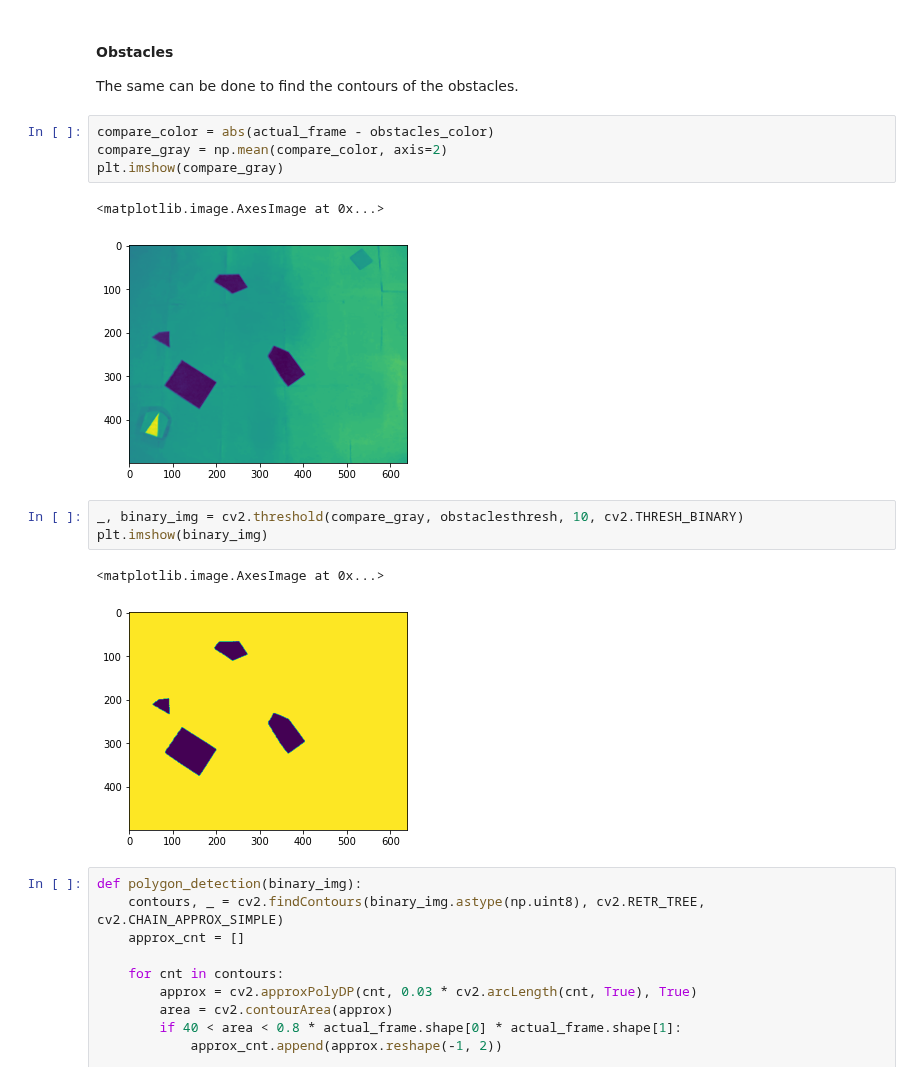
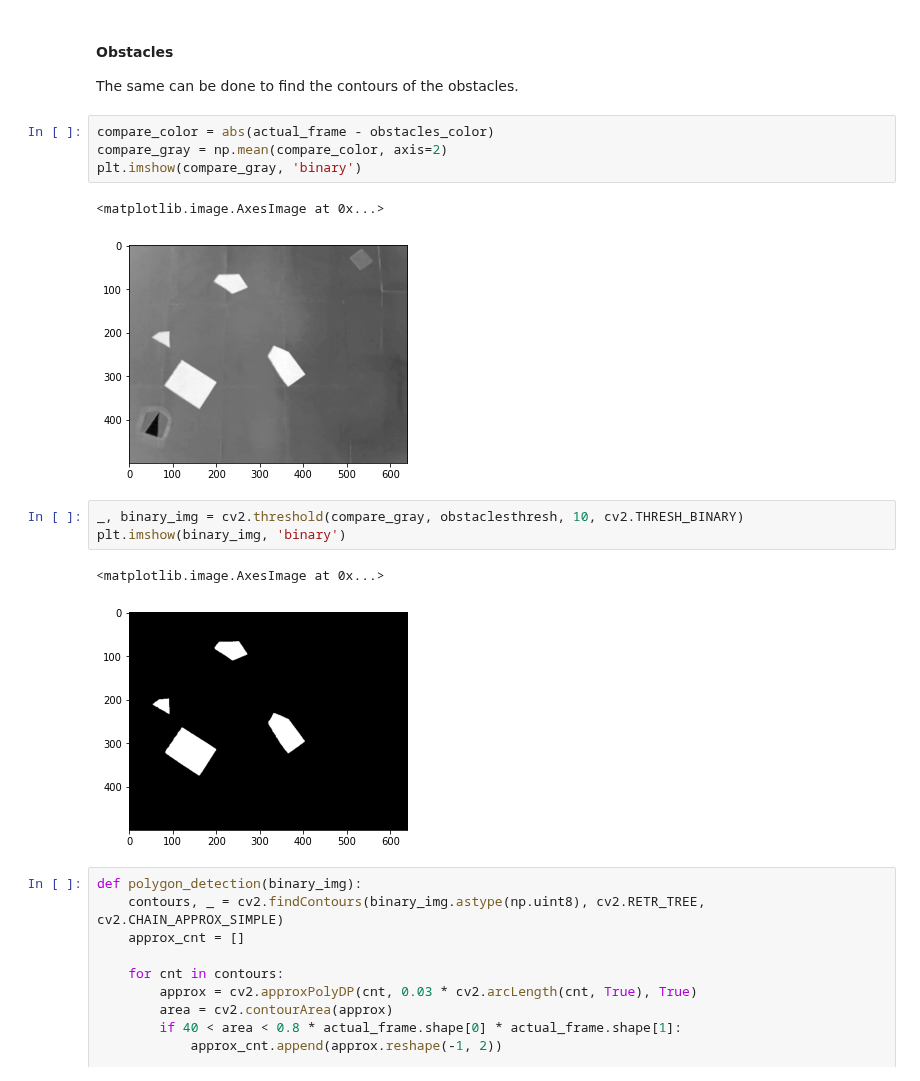
Before and after one commit to tgieruc/BOMR_2021, a Jupyter notebook: temp_vision.ipynb, the cells around one changed output. Cells and saved outputs as stored; diff of their text form.

```diff
--- a/temp_vision.ipynb
+++ b/temp_vision.ipynb
@@ -100,16 +98,16 @@ The same can be done to find the contours of the obstacles.
 # %%
 compare_color = abs(actual_frame - obstacles_color)
 compare_gray = np.mean(compare_color, axis=2)
-plt.imshow(compare_gray)
+plt.imshow(compare_gray, 'binary')
 # %% [output]
 <matplotlib.image.AxesImage at 0x...>
-[figure, old version]
+[figure, new version]
 # %%
 _, binary_img = cv2.threshold(compare_gray, obstaclesthresh, 10, cv2.THRESH_BINARY)
-plt.imshow(binary_img)
+plt.imshow(binary_img, 'binary')
 # %% [output]
 <matplotlib.image.AxesImage at 0x...>
-[figure, old version]
+[figure, new version]
 # %%
 def polygon_detection(binary_img):
     contours, _ = cv2.findContours(binary_img.astype(np.uint8), cv2.RETR_TREE, cv2.CHAIN_APPROX_SIMPLE)
```
Also changed, not shown: parts of 7 cells of this notebook.
